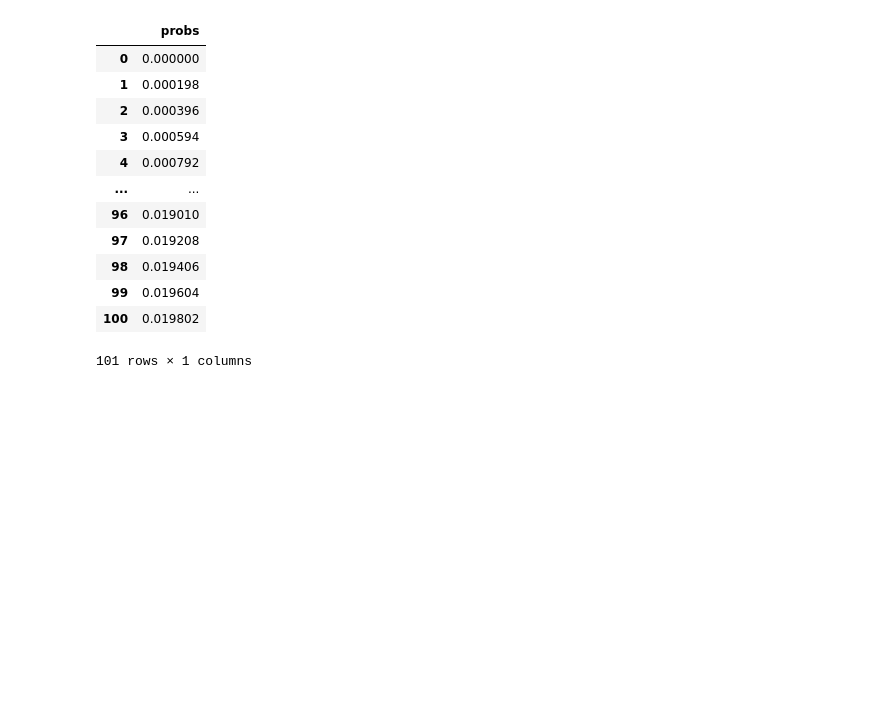
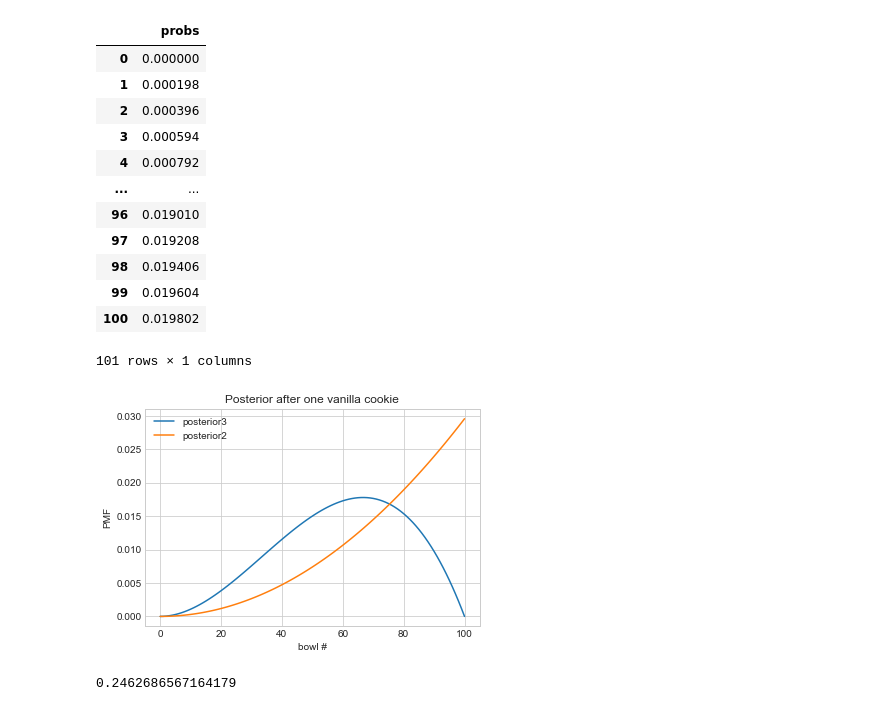
Before and after one commit to jkurdys/ThinkBayes2, a Jupyter notebook: notebooks/ch05.ipynb, the cells around one changed output. Cells and saved outputs as stored; diff of their text form; code cells hidden in the pictures; blank space fills up the shorter version.

```diff
--- a/notebooks/ch05.ipynb
+++ b/notebooks/ch05.ipynb
@@ -191,3 +191,19 @@ posterior1
 | 99 | 0.019604 |
 | 100 | 0.019802 |
 101 rows × 1 columns
+# %%
+import matplotlib.pyplot as plt
+plt.style.use('seaborn-whitegrid')
+# %%
+fig = plt.figure()
+ax = plt.axes()
+
+ax.plot(posterior3, label= post_labels[2])
+ax.plot(posterior2, label= pri_labels[2])
+
+plt.title('Posterior after one vanilla cookie')
+ax.set_xlabel('bowl #')
+ax.set_ylabel('PMF')
+plt.legend();
+# %% [output]
+[figure, added]
@@ -193,0 +223,8 @@ posterior1
+# %%
+posterior2 = posterior1 * lv
+posterior2.normalize()
+lc = 1 - hypos/100
+posterior3 = posterior2 * lc
+posterior3.normalize()
+# %% [output]
+0.2462686567164179
```
Also changed, not shown: parts of 26 cells of this notebook.
